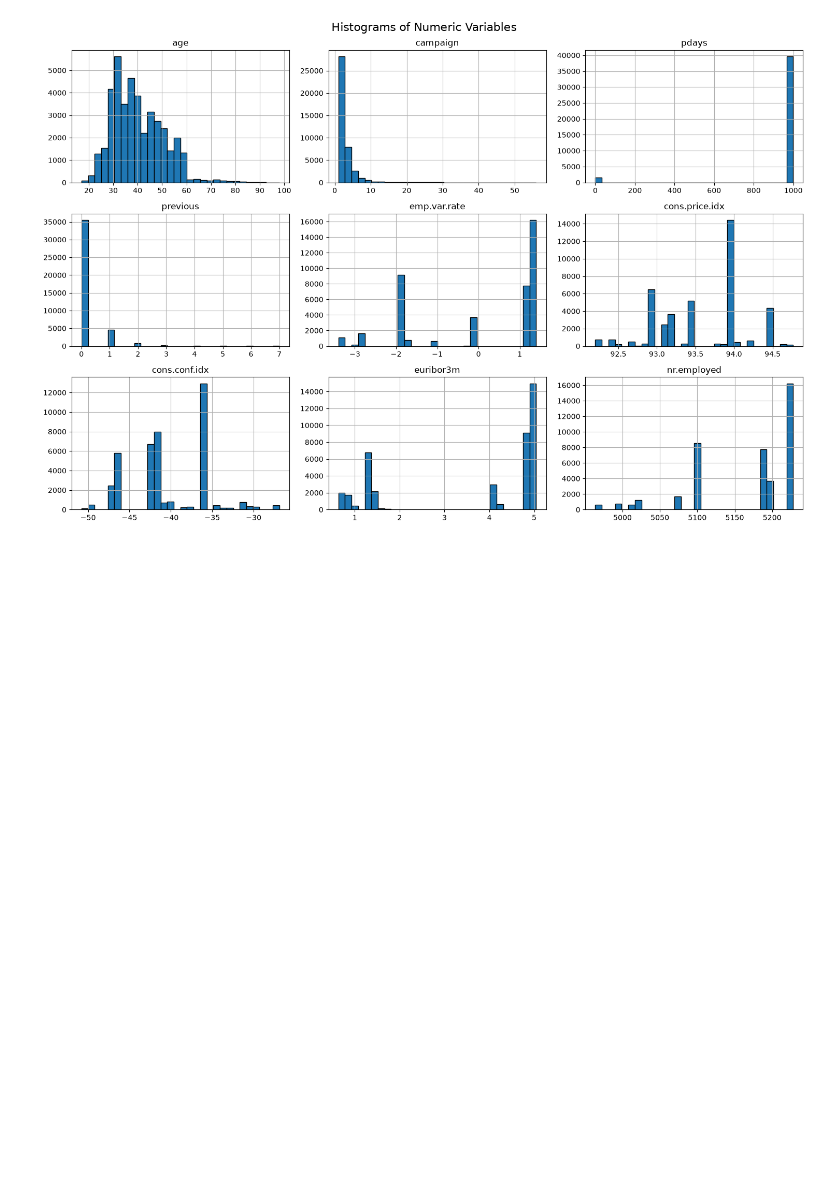
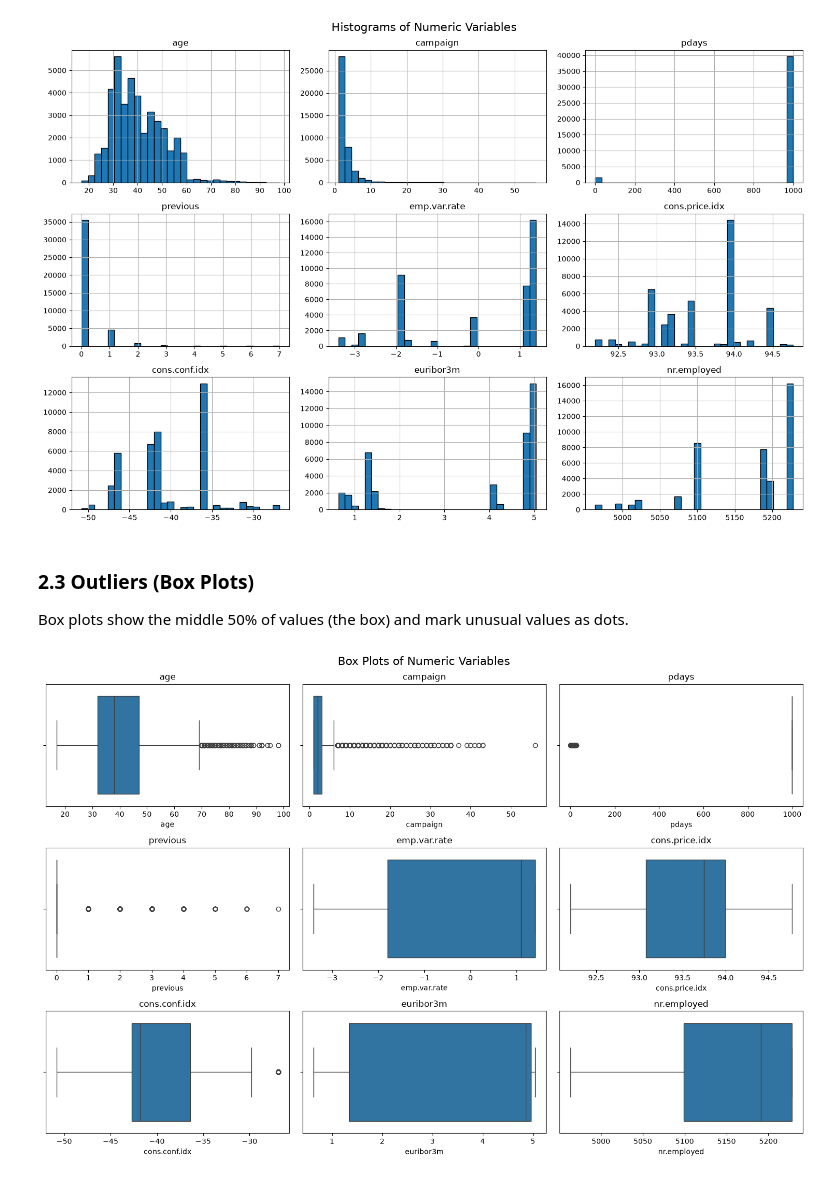
Before and after one commit to stafa10/CA1Theory2Practice, a Jupyter notebook: moustafa_numeric.ipynb, the cells around one changed output. Drawn from its saved outputs; the diff is of its cells as text; code cells hidden in the pictures; blank space fills up the shorter version.

```diff
--- a/moustafa_numeric.ipynb
+++ b/moustafa_numeric.ipynb
@@ -67,3 +67,17 @@ plt.tight_layout()
 plt.show()
 # %% [output]
 [figure]
+# %% [markdown]
+### 2.3 Outliers (Box Plots)
+Box plots show the middle 50% of values (the box) and mark unusual values as dots.
+# %%
+# one box plot per numeric column (separate charts because the scales are very different)
+fig, axes = plt.subplots(3, 3, figsize=(15, 10))
+for ax, col in zip(axes.flat, num_cols):
+    sns.boxplot(x=df[col], ax=ax)
+    ax.set_title(col)
+plt.suptitle("Box Plots of Numeric Variables", fontsize=16)
+plt.tight_layout()
+plt.show()
+# %% [output]
+[figure, added]
```
Also changed, not shown: parts of 15 cells of this notebook.
